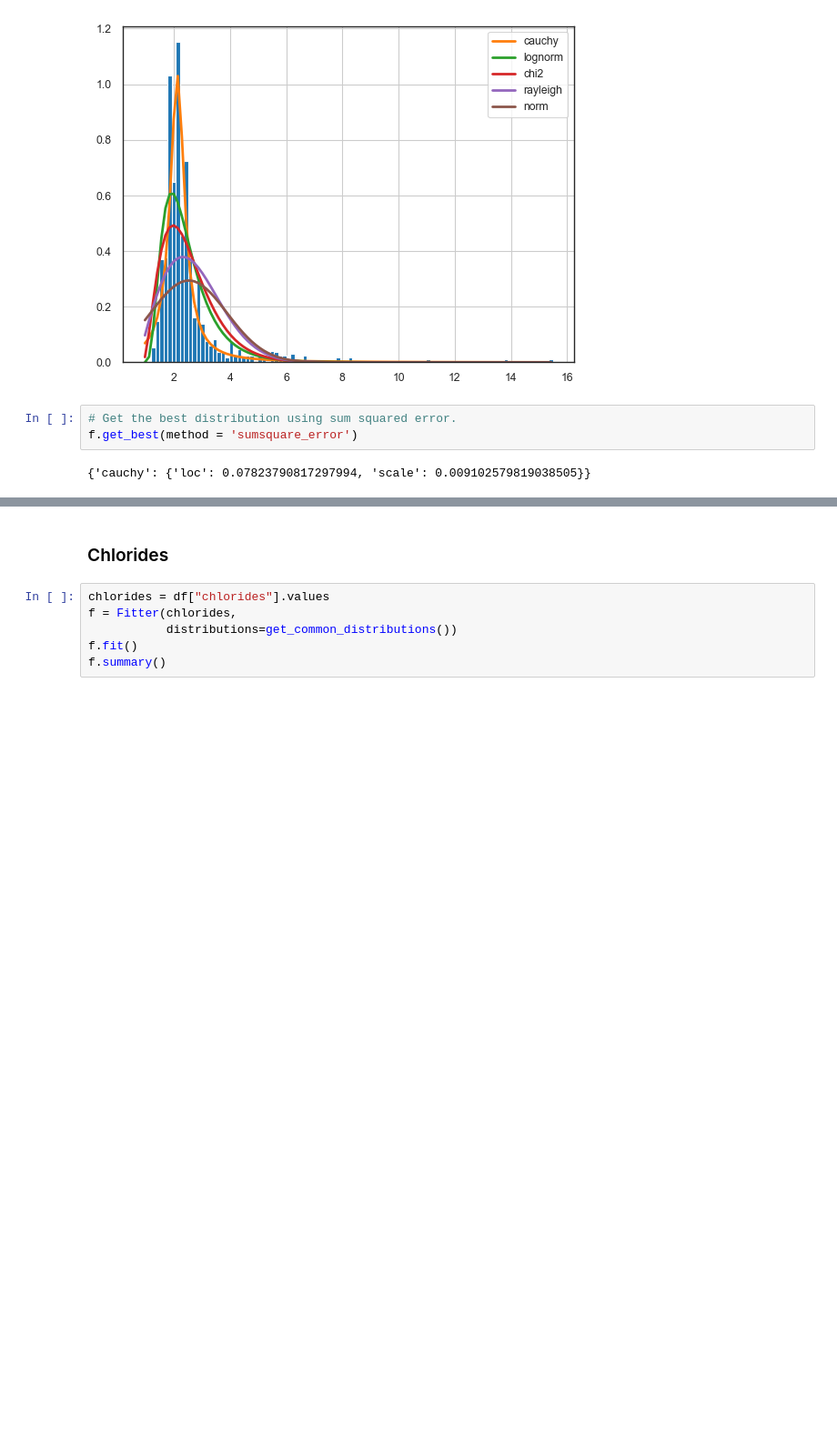
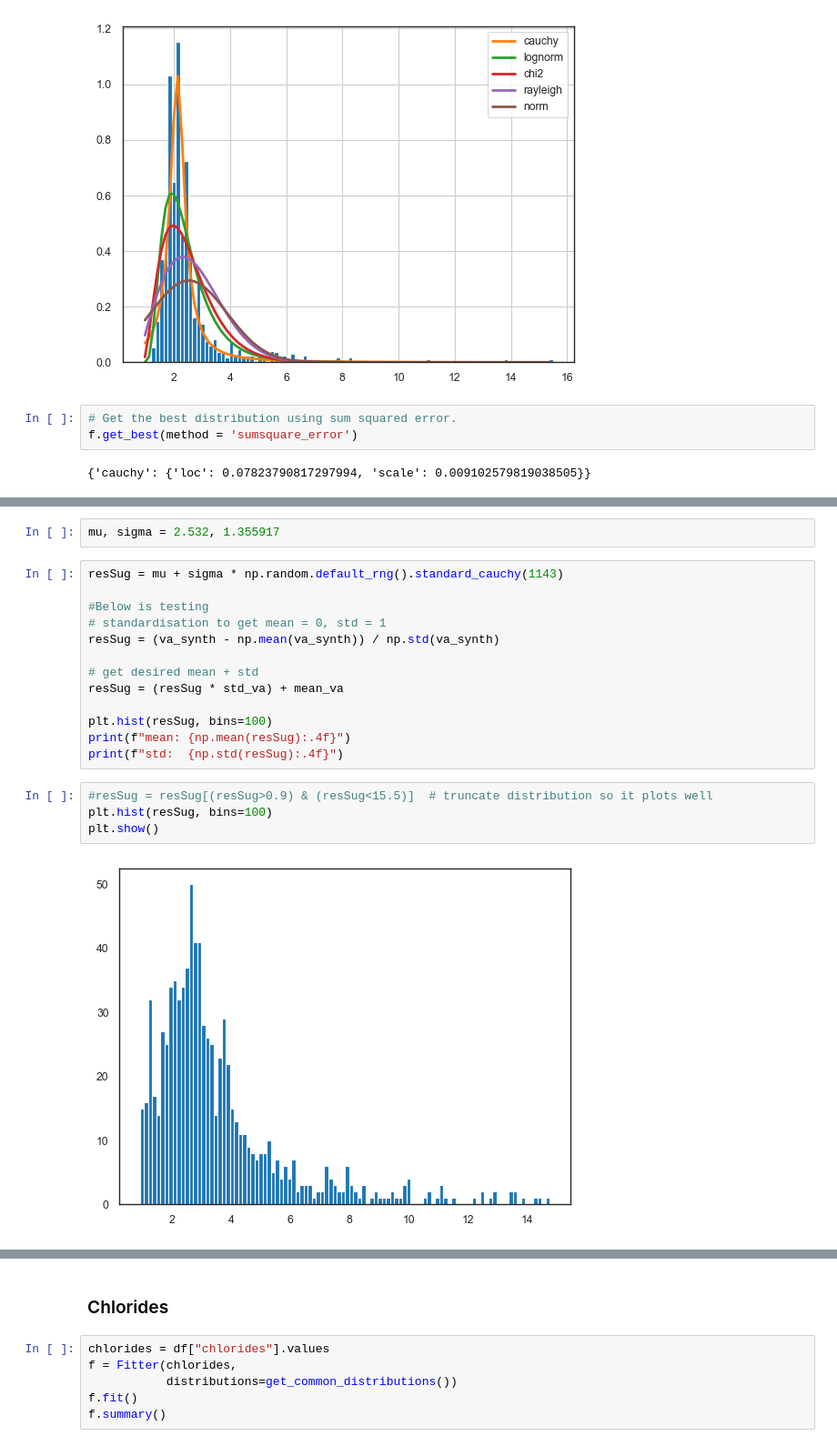
Before and after one commit to fabiofabrizi/PfDA_Project, a Jupyter notebook: PfDA_Project_Notebook.ipynb, the cells around one changed output, grey strips where cells are left out. Shown at 91% size. Cells and saved outputs as stored; diff of their text form; blank space fills up the shorter version.

```diff
--- a/PfDA_Project_Notebook.ipynb
+++ b/PfDA_Project_Notebook.ipynb
@@ -654,0 +698,21 @@ f.get_best(method = 'sumsquare_error')
+# %%
+mu, sigma = 2.532, 1.355917
+# %%
+resSug = mu + sigma * np.random.default_rng().standard_cauchy(1143)
+
+#Below is testing
+# standardisation to get mean = 0, std = 1
+resSug = (va_synth - np.mean(va_synth)) / np.std(va_synth)
+
+# get desired mean + std
+resSug = (resSug * std_va) + mean_va
+
+plt.hist(resSug, bins=100)
+print(f"mean: {np.mean(resSug):.4f}")
+print(f"std:  {np.std(resSug):.4f}")
+# %%
+#resSug = resSug[(resSug>0.9) & (resSug<15.5)]  # truncate distribution so it plots well
+plt.hist(resSug, bins=100)
+plt.show()
+# %% [output]
+[figure, added]
```
Also changed, not shown: parts of 70 cells of this notebook.
